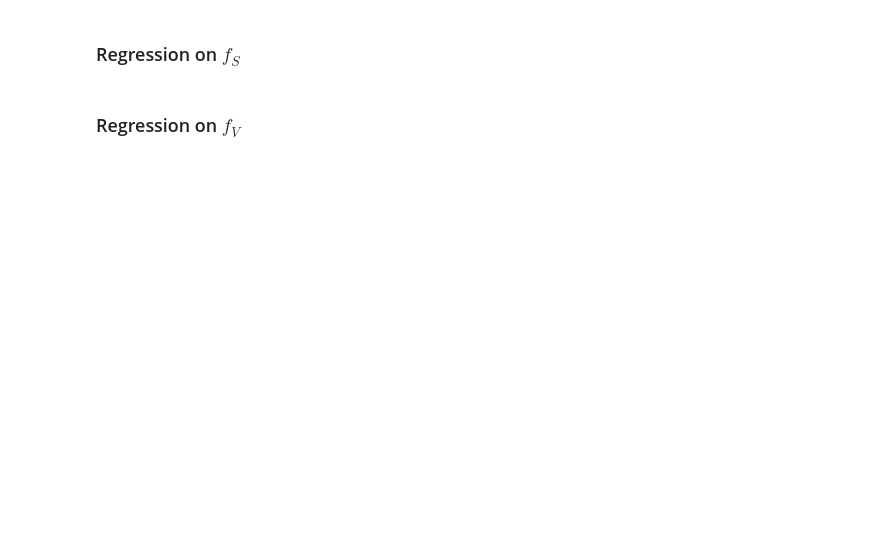
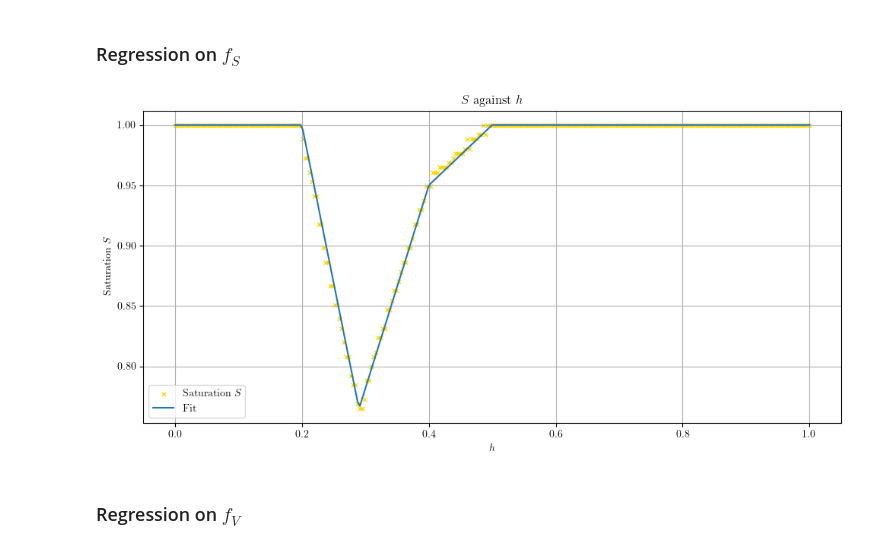
Before and after one commit to EasonSYC/early-earthquake-and-tsunami-warning-viewer, a Jupyter notebook: PythonScript/poly-fit.ipynb, the cells around one changed output. Drawn from its saved outputs; the diff is of its cells as text; code cells hidden in the pictures; blank space fills up the shorter version.

```diff
--- a/PythonScript/poly-fit.ipynb
+++ b/PythonScript/poly-fit.ipynb
@@ -205,5 +226,39 @@ plt.savefig('h-against-h.png')
 plt.close()
 # %% [markdown]
 ### Regression on $f_S$
+# %%
+def f_s(xl):
+    yl = [0 for _ in xl]
+    for i, x in enumerate(xl):
+        if 0 <= x <= 0.2:
+            yl[i] = 1
+        elif 0.2 <= x <= 0.29:
+            yl[i] = -2.611 * x + 1.522
+        elif 0.29 <= x <= 0.4:
+            yl[i] = 1.682 * x + 0.277
+        elif 0.4 <= x <= 0.5:
+            yl[i] = 0.5 * x + 0.75
+        elif 0.5 <= x <= 1:
+            yl[i] = 1
+        else:
+            yl[i] = 0
+    return yl
+
+l_s = f_s(hh_values)
+# %%
+plt.figure(figsize = (10, 5))
+
+plt.scatter(hh_values, snr_values, label=lbs, color=cs, s=ss, marker=m, linewidth=lw)
+plt.plot(hh_values, l_s, label='Fit')
+
+plt.xlabel('$h$')
+plt.ylabel(lbs)
+plt.title('$S$ against $h$')
+plt.legend()
+plt.grid(True)
+plt.tight_layout()
+plt.savefig('s-against-h.png')
+# %% [output]
+[figure, added]
 # %% [markdown]
 ### Regression on $f_V$
```
Also changed, not shown: parts of 2 cells of this notebook, 2 other files.
